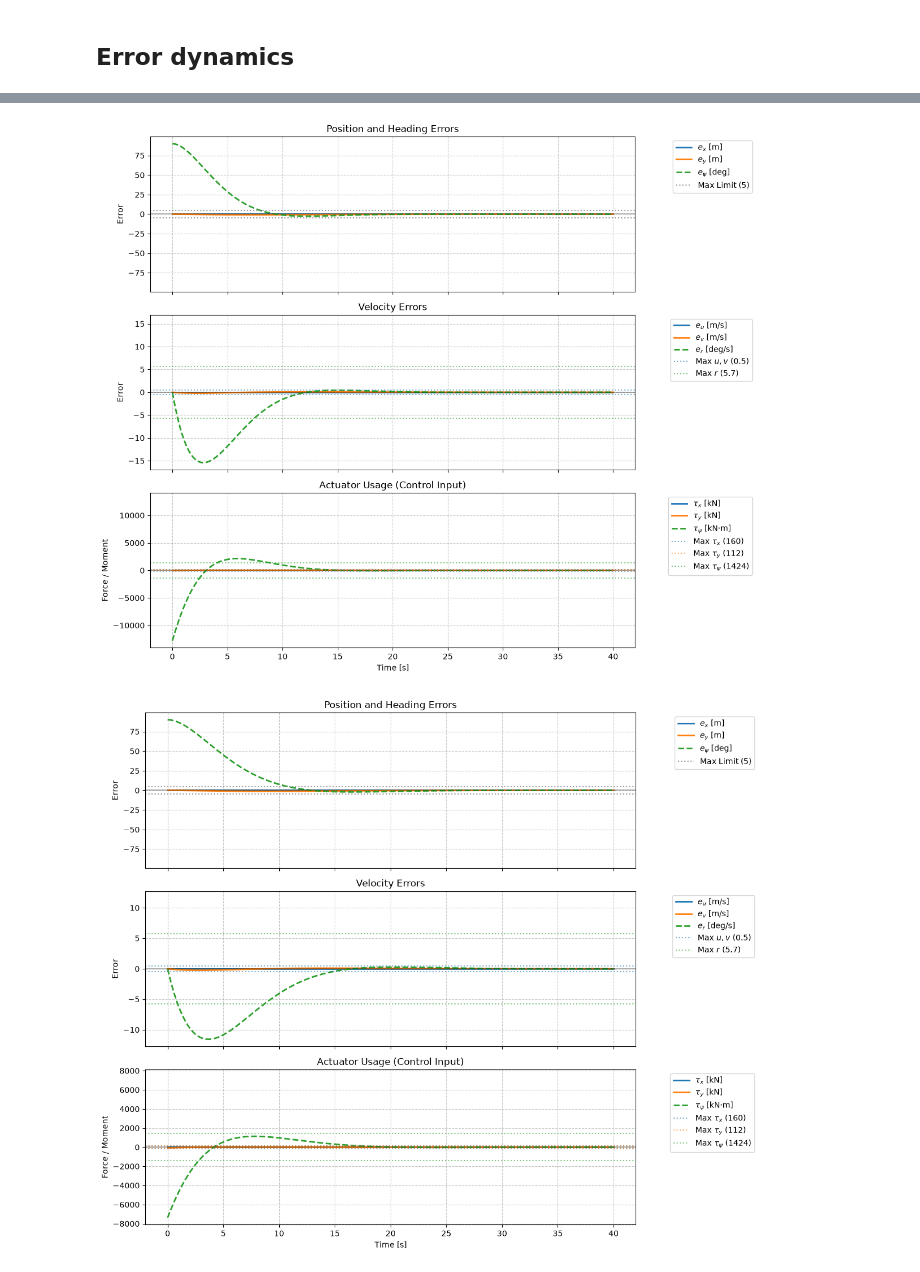
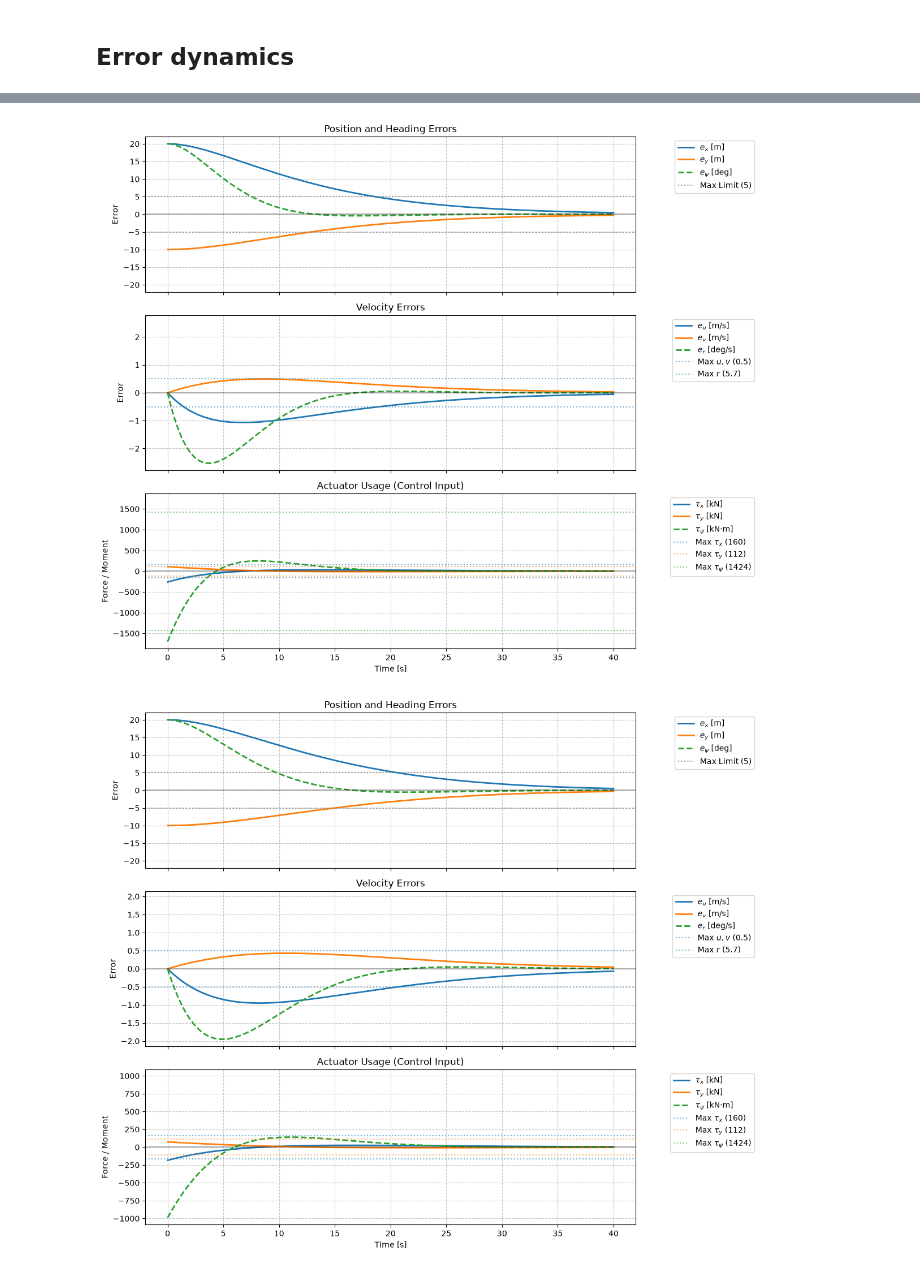
Before and after one commit to anrifa17/TMR4240_Project, a Jupyter notebook: part_1/controller_testing.ipynb, the cells around one changed output, grey strips where cells are left out. Saved outputs shown, nothing was run; the diff lists cells and outputs as text; code cells hidden in the pictures.

Commit message:
feat(controller) final touches

```diff
--- a/part_1/controller_testing.ipynb
+++ b/part_1/controller_testing.ipynb
@@ -170,9 +170,9 @@ def plot_timeseries_metrics(time_array, ts_metrics_dict):
     plt.tight_layout()
     plt.show()
 # %%
-x0_surge = 0  # m
-x0_sway = 0  # m
-x0_yaw = 90 * np.pi / 180  # rad
+x0_surge = 20  # m
+x0_sway = -10  # m
+x0_yaw = 20 * np.pi / 180  # rad
 x0_vel_surge = 0  # m/s
 x0_vel_sway = 0  # m/s
 x0_vel_yaw = 0 * np.pi / 180  # rad/s
@@ -185,6 +185,10 @@ controller1 = DPController()
 # Q matrix penalizes position (0:3) and velocity (3:6) errors
 # R penalizes actuator usage
 
+# print(controller1.LQR_cl_eigenvalues())
+print(controller1.augmented_eigenvalues())
+
+
 # Controller 2 er ganske bra
 Q2 = np.diag([0.04, 0.04, 131.31, 4, 4, 100 * 2])
 R2 = np.diag([3.90625000e-11 * 6, 7.97193878e-11 * 3, 4.93151117e-13 * 4])
@@ -192,11 +196,14 @@ controller2 = DPController(Q=Q2, R=R2)
 
 # Controller 3 er bedre tror jeg
 Q3 = np.diag([0.04, 0.04, 131.31, 4, 4, 100 * 5])
-R3 = np.diag([3.90625000e-11 * 6, 7.97193878e-11 * 3, 4.93151117e-13 * 12])
+R3 = np.diag([3.90625000e-11 * 12, 7.97193878e-11 * 6, 4.93151117e-13 * 36])
+
 controller3 = DPController(Q=Q3, R=R3)
-print(controller3.LQR_cl_eigenvalues())
-print(max(abs(np.real(controller3.LQR_cl_eigenvalues()))))
-print(1/max(abs(np.real(controller3.LQR_cl_eigenvalues()))))
+# print(controller3.LQR_cl_eigenvalues())
+# print(controller3.augmented_eigenvalues())
+# print(max(abs(np.real(controller3.LQR_cl_eigenvalues()))))
+# print(1/max(abs(np.real(controller3.LQR_cl_eigenvalues()))))
+
 
 # --- Usage ---
 # print(f"IAE for Position X: {results['metrics']['IAE'][0]:.2f}")
@@ -211,8 +218,8 @@ ex, ey, epsi = results1["state_error"][0:3]
 tau_x, tau_y, tau_psi = results1["actuator_usage"]
 
 # 2. Plot states and actuators (using your existing plot_simulation_results function)
-# plot_simulation_results(results1)
-plot_simulation_results(results2)
+plot_simulation_results(results1)
+# plot_simulation_results(results2)
 plot_simulation_results(results3)
 
 # # 3. Create a dictionary for scalar metrics and plot
@@ -233,2 +239,2 @@ plot_simulation_results(results3)
-[figure, old version]
+[figure, new version]
-[figure, old version]
+[figure, new version]
```
Also changed, not shown: parts of 1 cell of this notebook, 1 other file.
